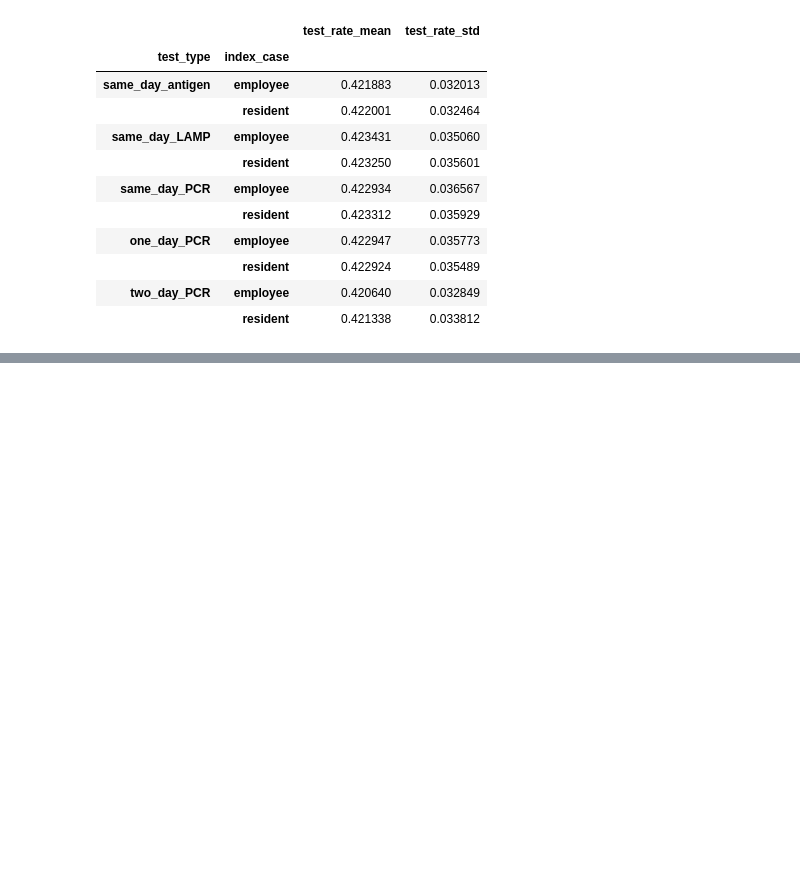
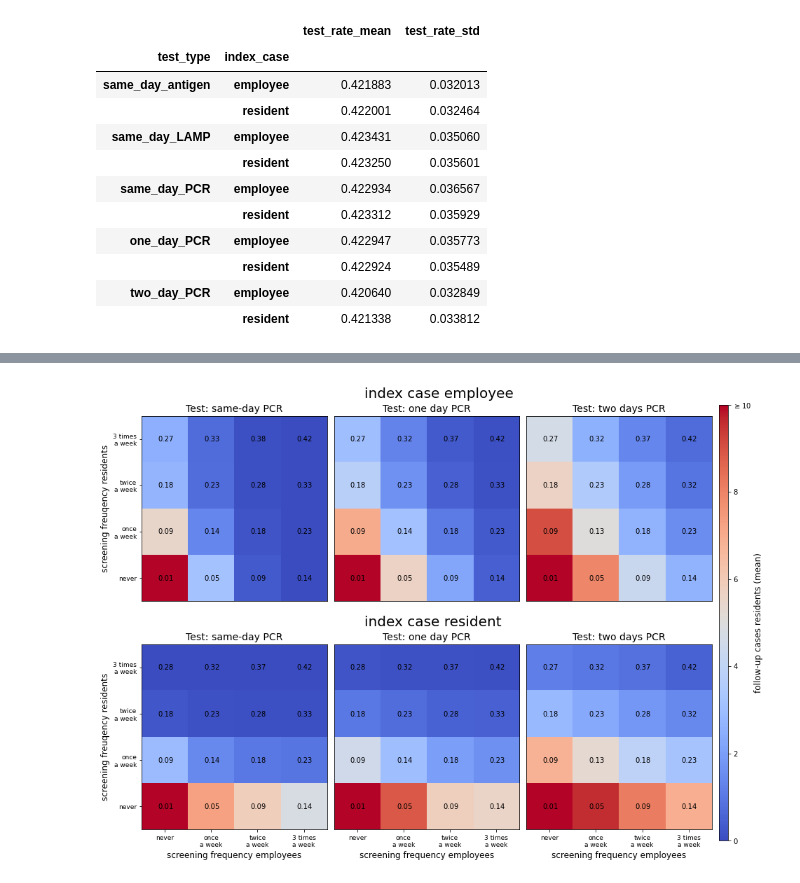
Before and after one commit to JanaLasser/nursing_home_SEIRX, a Jupyter notebook: analysis_testing_strategy.ipynb, the cells around one changed output, grey strips where cells are left out. Drawn from its saved outputs; the diff is of its cells as text; code cells hidden in the pictures; blank space fills up the shorter version.

```diff
--- a/analysis_testing_strategy.ipynb
+++ b/analysis_testing_strategy.ipynb
@@ -673,0 +822,6 @@ data.loc[:,'3 times\na week', '3 times\na week', :][['test_rate_mean', 'test_rat
+# %%
+res_path = '../data/simulation_results'
+dst_path = '../plots/'
+sim_name = 'simulations_testing_strategy'
+N_runs = 1000
+data = pd.read_csv(join(res_path,'{}_UK_variant_{}.csv'.format(sim_name, N_runs)))
@@ -673,0 +957,88 @@ data.loc[:,'3 times\na week', '3 times\na week', :][['test_rate_mean', 'test_rat
+# %%
+metric = 'infected_residents_mean'
+sim_name = 'simulation_results'
+screening_params = screening_intervals
+
+# figure layout & axis setup
+fig = plt.figure(figsize=(15, 12))
+gs = fig.add_gridspec(nrows=4, ncols=4, width_ratios=[1,1,1, 0.05],\
+                       height_ratios=[0.1,1,0.1,1], wspace=0.05, hspace=0)
+
+title_ax_1 = fig.add_subplot(gs[0, 0:])
+hmap_ax_1 = fig.add_subplot(gs[1, 0])
+hmap_ax_2 = fig.add_subplot(gs[1, 1])
+hmap_ax_3 = fig.add_subplot(gs[1, 2])
+
+title_ax_2 = fig.add_subplot(gs[2, 0:])
+hmap_ax_4 = fig.add_subplot(gs[3, 0])
+hmap_ax_5 = fig.add_subplot(gs[3, 1])
+hmap_ax_6 = fig.add_subplot(gs[3, 2])
+
+cbar_ax = fig.add_subplot(gs[1:, 3])
+
+hmap_axes = [[hmap_ax_1, hmap_ax_2, hmap_ax_3], [hmap_ax_4, hmap_ax_5, hmap_ax_6]]
+title_axes = [title_ax_1, title_ax_2]
+
+# possible range of median outbreak sizes to fix the dynamic range of the
+# colormaps
+vmin = 0
+vmax = 10
+vstep = 2
+
+# compare scenarios in which either employees or residents are the index case
+for i, index_case_mode in enumerate(['employee', 'resident']):
+    df = data.loc[:,:,:, index_case_mode]
+
+    # set flag to set axis ticks only for heatmaps at the boundaries of
+    # the figure
+    t_ax = title_axes[i]
+    t_ax.set_xticks([])
+    t_ax.set_yticks([])
+    t_ax.set_frame_on(False)
+    t_ax.set_xlim(0, 1)
+    t_ax.set_ylim(0, 3)
+    t_ax.text(0.38, 1, index_case_map[index_case_mode], fontsize=20)
+
+    # compare different test result turnover times for PCR tests
+    for j, ax, test_type in zip(range(3), hmap_axes[i], \
+                        ['same_day_PCR', 'one_day_PCR', 'two_day_PCR']):
+        xticks = False
+        yticks = False
+        if i > 0:
+            xticks = True
+        if j in [0, 3]:
+            yticks = True
+
+        # put the turnover time in the heatmap title
+        ax.set_title('Test: {}'\
+                .format(test_name_map[test_type]), fontsize=14)
+
+        # plot heatmap of the scenario
+        img = af.get_image(df, test_type, screening_params, metric)
+        if index_case_mode == 'resident':
+            img = img - 1
+        img_plot = af.plot_heatmap(ax, img, screening_params, vmin, vmax,
+                                   xticks, yticks, xlabel, ylabel)
+
+        # annotate heatmap with tests / days / agent
+        test_rate = af.get_image(df, test_type, screening_params,
+                                    'test_rate_mean')
+        af.annotate_heatmap(ax, test_rate)
+
+# colorbar
+norm = mpl.colors.Normalize(vmin=vmin,vmax=vmax)
+sm = plt.cm.ScalarMappable(cmap= plt.get_cmap('coolwarm'), norm=norm)
+cbar = fig.colorbar(sm, cax=cbar_ax, orientation='vertical',\
+                ticks=np.arange(vmin, vmax+1, vstep))
+yticklabels = list(range(vmin, vmax, vstep)) + ['$\geq {}$'.format(vmax)]
+cbar.ax.set_yticklabels(yticklabels)
+cbar.set_label('{}'.format(metric_name_map[metric]), fontsize=12)
+
+plt.savefig(join(dst_path,
+            'screening_frequency_PCR_turnover_time_UK_variant_{}.png'\
+            .format(language[0:3])), dpi=300, transparent=True)
+plt.savefig(join(dst_path,
+            'screening_frequency_PCR_turnover_time_{}.pdf'\
+            .format(language[0:3])))
+# %% [output]
+[figure, added]
```
Also changed, not shown: parts of 196 cells of this notebook, 11 other files.
